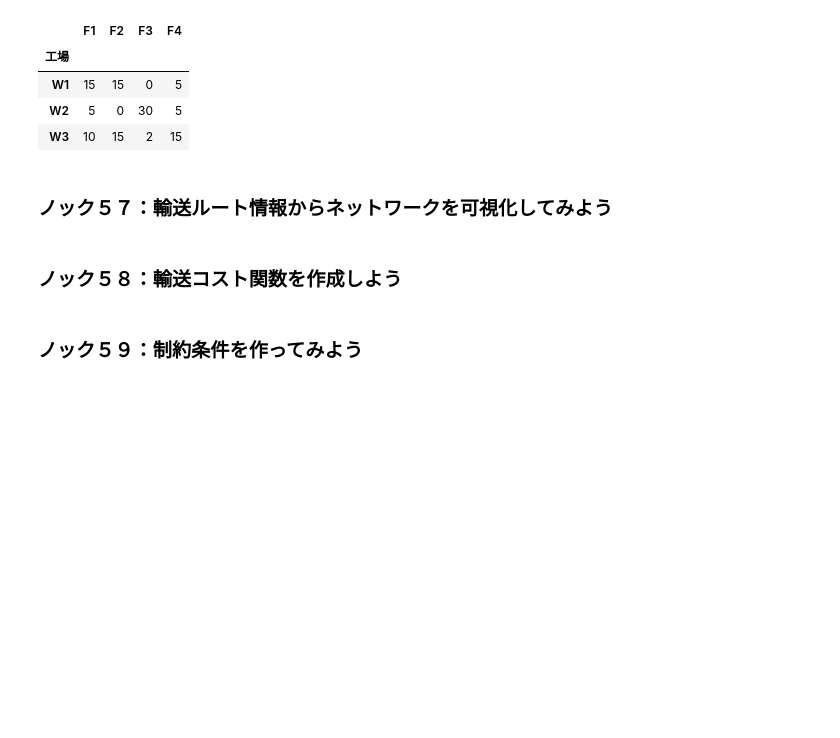
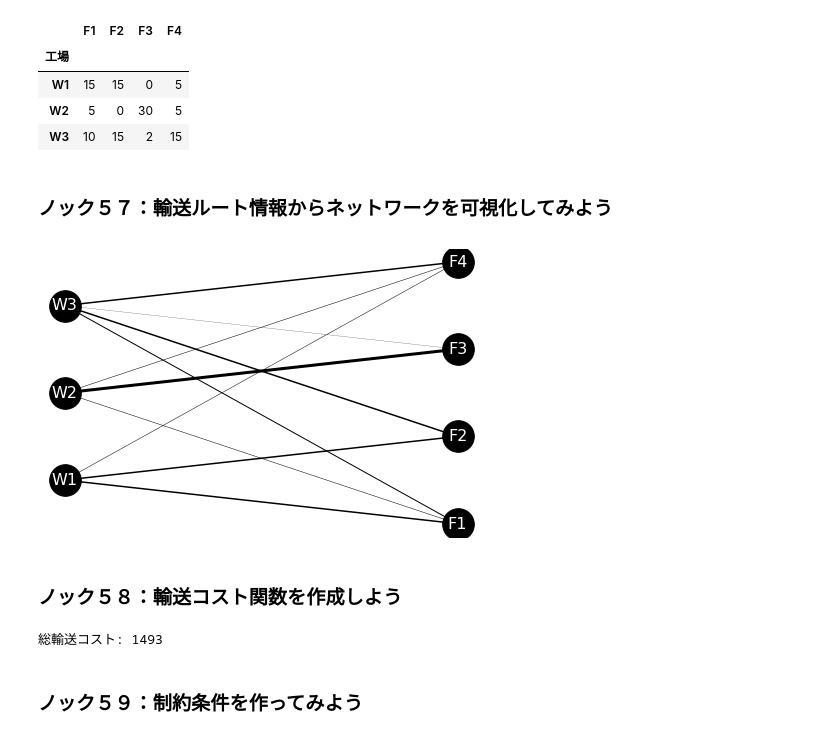
Before and after one commit to Rindrics/anlz100, a Jupyter notebook: chap6/chap6.ipynb, the cells around one changed output. Saved outputs shown, nothing was run; the diff lists cells and outputs as text; code cells hidden in the pictures; blank space fills up the shorter version.

```diff
--- a/chap6/chap6.ipynb
+++ b/chap6/chap6.ipynb
@@ -237,34 +237,62 @@ df_tr.head()
 # %%
 import pandas as pd
 import matplotlib.pyplot as plt
 import networkx as nx
 
 
 df_tr = pd.read_csv('trans_route.csv', index_col='工場')
 df_pos = pd.read_csv('trans_route_pos.csv')
 
 G = nx.Graph()
 for i in range(len(df_pos.columns)):
     G.add_node(df_pos.columns[i])
 
 num_pre = 0
 edge_weights = []
 size = 0.1
 for i in range(len(df_pos.columns)):
     for j in range(len(df_pos.columns)):
         if not (i==j):
             G.add_edge(df_pos.columns[i], df_pos.columns[j])
             if num_pre < len(G.edges):
                 num_pre = len(G.edges)
                 weight = 0
                 if (df_pos.columns[i] in df_tr.columns) and (df_pos.columns[j] in df_tr.index):
-                    if df_tr[df.pos.columns[i]][df_pos.columns[j]]:
+                    if df_tr[df_pos.columns[i]][df_pos.columns[j]]:
                         weight = df_tr[df_pos.columns[i]][df_pos.columns[j]] * size
                 elif (df_pos.columns[j] in df_tr.columns) and (df_pos.columns[i] in df_tr.index):
-                    if df_tr[df.pos.columns[j]][df_pos.columns[i]]:
+                    if df_tr[df_pos.columns[j]][df_pos.columns[i]]:
                         weight = df_tr[df_pos.columns[j]][df_pos.columns[i]] * size
+                edge_weights.append(weight)
+
+pos = {}
+for i in range(len(df_pos.columns)):
+    node = df_pos.columns[i]
+    pos[node] = (df_pos[node][0], df_pos[node][1])
+
+nx.draw(G, pos, with_labels=True, font_size=16, node_size=1000, node_color='k', font_color='w', width=edge_weights)
+plt.show()
+# %% [output]
+[figure, added]
 # %% [markdown]
 ### ノック５８：輸送コスト関数を作成しよう
+# %%
+import pandas as pd
+
+
+df_tr = pd.read_csv('trans_route.csv', index_col='工場')
+df_tc = pd.read_csv('trans_cost.csv', index_col='工場')
+
+def trans_cost(df_tr, df_tc):
+    cost = 0
+    for i in range(len(df_tc.index)):
+        for j in range(len(df_tr.columns)):
+            cost += df_tr.iloc[i][j] * df_tc.iloc[i][j]
+    return cost
+
+print('総輸送コスト: '+str(trans_cost(df_tr, df_tc)))
+# %% [output]
+総輸送コスト: 1493
 # %% [markdown]
 ### ノック５９：制約条件を作ってみよう
 # %% [markdown]
```
